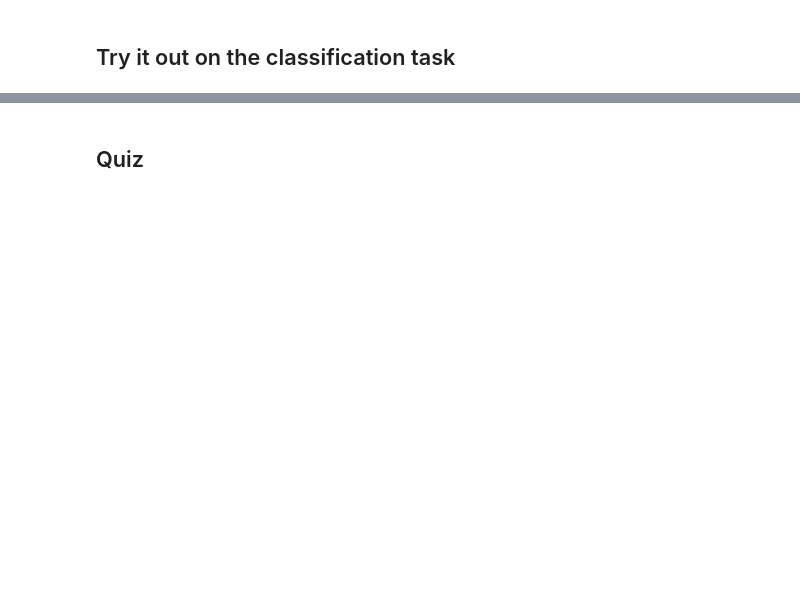
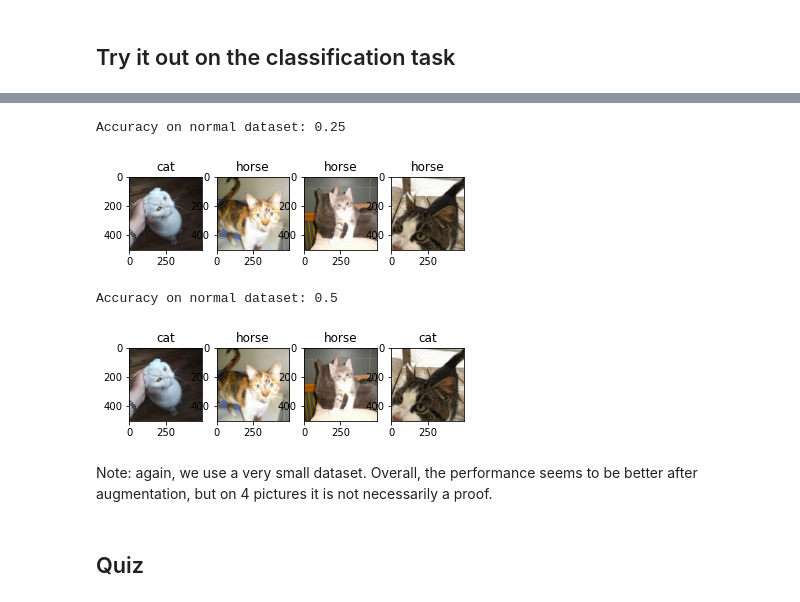
Before and after one commit to annalaine/quaxp, a Jupyter notebook: 2-3-2-augmentation.ipynb, the cells around one changed output, grey strips where cells are left out. Drawn from its saved outputs; the diff is of its cells as text; code cells hidden in the pictures; blank space fills up the shorter version.

```diff
--- a/2-3-2-augmentation.ipynb
+++ b/2-3-2-augmentation.ipynb
@@ -231,2 +246,71 @@ print_9images(new_images)
+# %%
+# Classification on normal and augmented dataset and show results
+
+%run 2-functions.ipynb
+
+import pandas as pd
+import matplotlib.pyplot as plt
+from sklearn.ensemble import RandomForestClassifier
+from sklearn.metrics import accuracy_score
+from sklearn.model_selection import train_test_split
+
+from skimage import io
+
+# Read dataset
+images = read_images('./2-images.csv')
+
+# Get hog features
+images = images.assign(hog_features = create_hog(images['image']))
+
+# Separate training and testing sets
+train, test, y_train, y_test = train_test_split(images[['image_path', 'hog_features', 'image']], # we keep the attribute 'image_path' to
+                                                #be able to access the image to check the classification if needed
+                                                images['label'],
+                                                test_size = 0.2,
+                                                random_state = 3)
+
+# Build model on normal training set and get predictions
+x_train = np.stack(train['hog_features'].values)
+x_test = np.stack(test['hog_features'].values)
+random_forest = RandomForestClassifier(n_estimators = 10, max_depth = 7, random_state = 0)
+random_forest.fit(x_train, y_train.values)
+predictions = random_forest.predict(x_test)
+print('Accuracy on normal dataset: ' + str(accuracy_score(predictions, y_test)))
+
+# Print the test images and the predictions
+print_results(predictions, test)
+
+# Augment training set
+training_set = train.assign(label = y_train.values) # first get the whole set back together
+augmented_set = training_set.copy()
+for index, row in training_set.iterrows(): # then loop on it to augment each image and add them to the dataset
+    image = io.imread(row['image_path'])
+    new_images = augment_image(image) # use the function we defined before to create 9 images from 1
+    data = {'image': new_images} # the next 4 lines are to create a DataFrame with the augmented images
+    df = pd.DataFrame(data)
+    #df = df.assign(image_path = row['image_path']) # assign the path of the original image
+    df = df.assign(label = row['label']) # assign the label of the original image to the augmented images
+    augmented_set = augmented_set.append(df)
+
+# Get hog of new images
+augmented_set = augmented_set.assign(hog_features = create_hog(augmented_set['image']))
+
+# Build model on augmented training set and get predictions
+x_train = np.stack(augmented_set['hog_features'].values)
+y_train = augmented_set['label']
+random_forest = RandomForestClassifier(n_estimators = 10, max_depth = 7, random_state = 0)
+random_forest.fit(x_train, y_train.values)
+predictions = random_forest.predict(x_test)
+print('Accuracy on normal dataset: ' + str(accuracy_score(predictions, y_test)))
+
+# Print the test images and the predictions
+print_results(predictions, test)
+# %% [output]
+Accuracy on normal dataset: 0.25
+[figure, added]
+Accuracy on normal dataset: 0.5
+[figure, added]
+# %% [markdown]
+Note: again, we use a very small dataset. Overall, the performance seems to be better after augmentation, but on 4 pictures it is not necessarily a proof.
 # %% [markdown]
 ## Quiz
```
Also changed, not shown: parts of 8 cells of this notebook, 1 other file.
